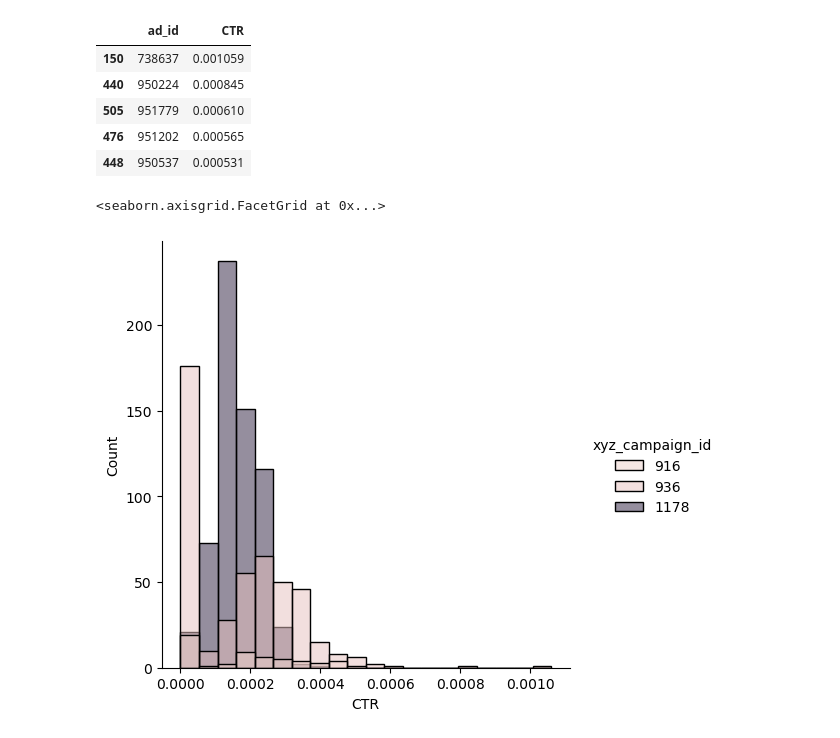
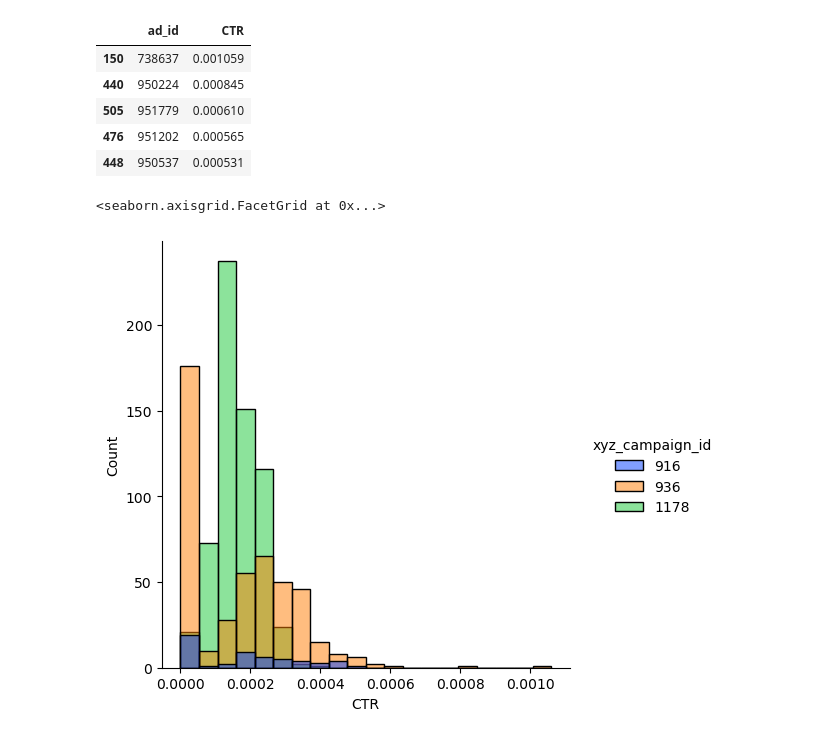
Before and after one commit to Prion84/courses, a Jupyter notebook: conversion/conversion.ipynb, the cells around one changed output. Drawn from its saved outputs; the diff is of its cells as text; code cells hidden in the pictures.

```diff
--- a/conversion/conversion.ipynb
+++ b/conversion/conversion.ipynb
@@ -94,7 +95,7 @@ df.sort_values('CTR', ascending=False)[['ad_id', 'CTR']].head()
 | 448 | 950537 | 0.000531 |
 # %%
 # Plot distrubution by campaign
-sns.displot(data=df, x="CTR", hue="xyz_campaign_id", bins=20)
+sns.displot(data=df, x="CTR", hue="xyz_campaign_id", bins=20, palette=sns.color_palette('bright')[:3])
 # %% [output]
 <seaborn.axisgrid.FacetGrid at 0x...>
-[figure, old version]
+[figure, new version]
```
Also changed, not shown: parts of 4 cells of this notebook.
